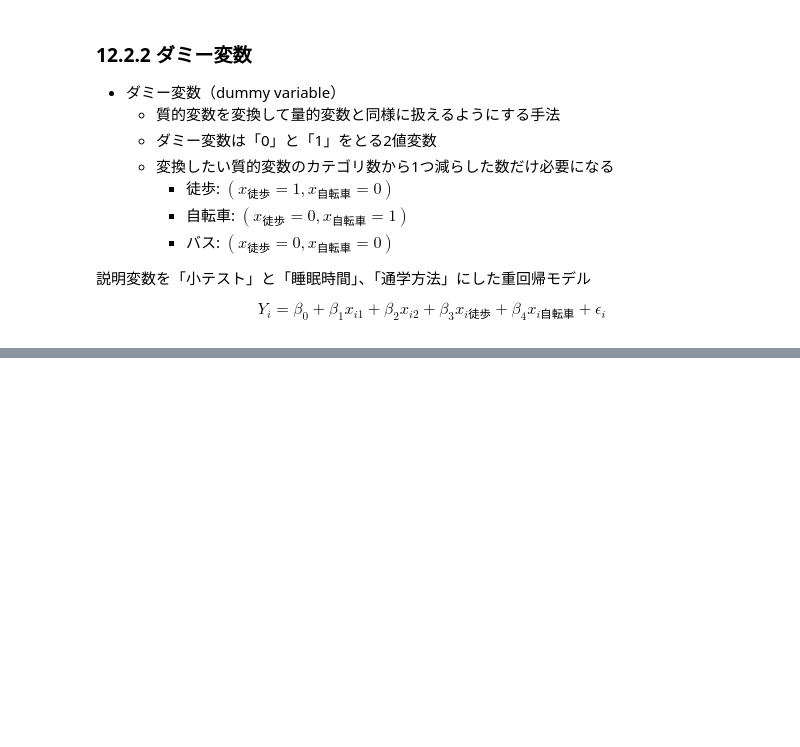
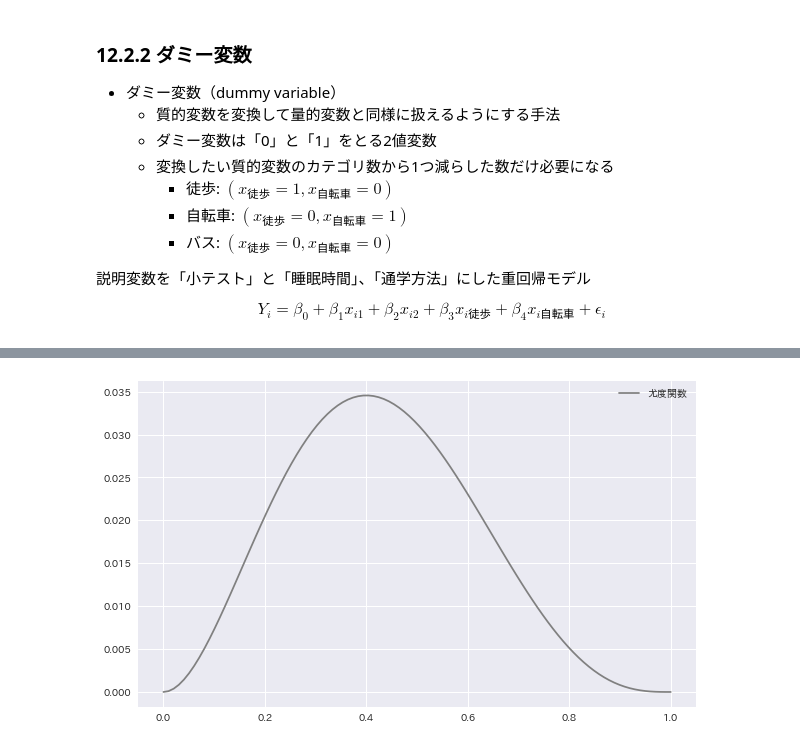
Before and after one commit to ginmaruGH/Statistical_Analysis_with_Python_gihyo, a Jupyter notebook: jupyter/ch_12.ipynb, the cells around one changed output, grey strips where cells are left out. Saved outputs shown, nothing was run; the diff lists cells and outputs as text; code cells hidden in the pictures; blank space fills up the shorter version.

```diff
--- a/jupyter/ch_12.ipynb
+++ b/jupyter/ch_12.ipynb
@@ -461,0 +672,7 @@ Notes:
+# %%
+prob = 0.3
+coin_result = [0, 1, 0, 0, 1]
+
+rv = stats.bernoulli(prob)
+L = np.prod(rv.pmf(coin_result))
+L
@@ -461,0 +692,16 @@ Notes:
+# %%
+# pを0から1で変化させたときの尤度関数を描画する
+ps = np.linspace(0, 1, 100)
+Ls = [
+    np.prod(stats.bernoulli(prob).pmf(coin_result))
+    for prob in ps
+]
+
+fig = plt.figure(figsize=(10, 6))
+ax = fig.add_subplot(111)
+
+ax.plot(ps, Ls, label='尤度関数', color='gray')
+ax.legend()
+plt.show()
+# %% [output]
+[figure, added]
```
Also changed, not shown: parts of 50 cells of this notebook.
